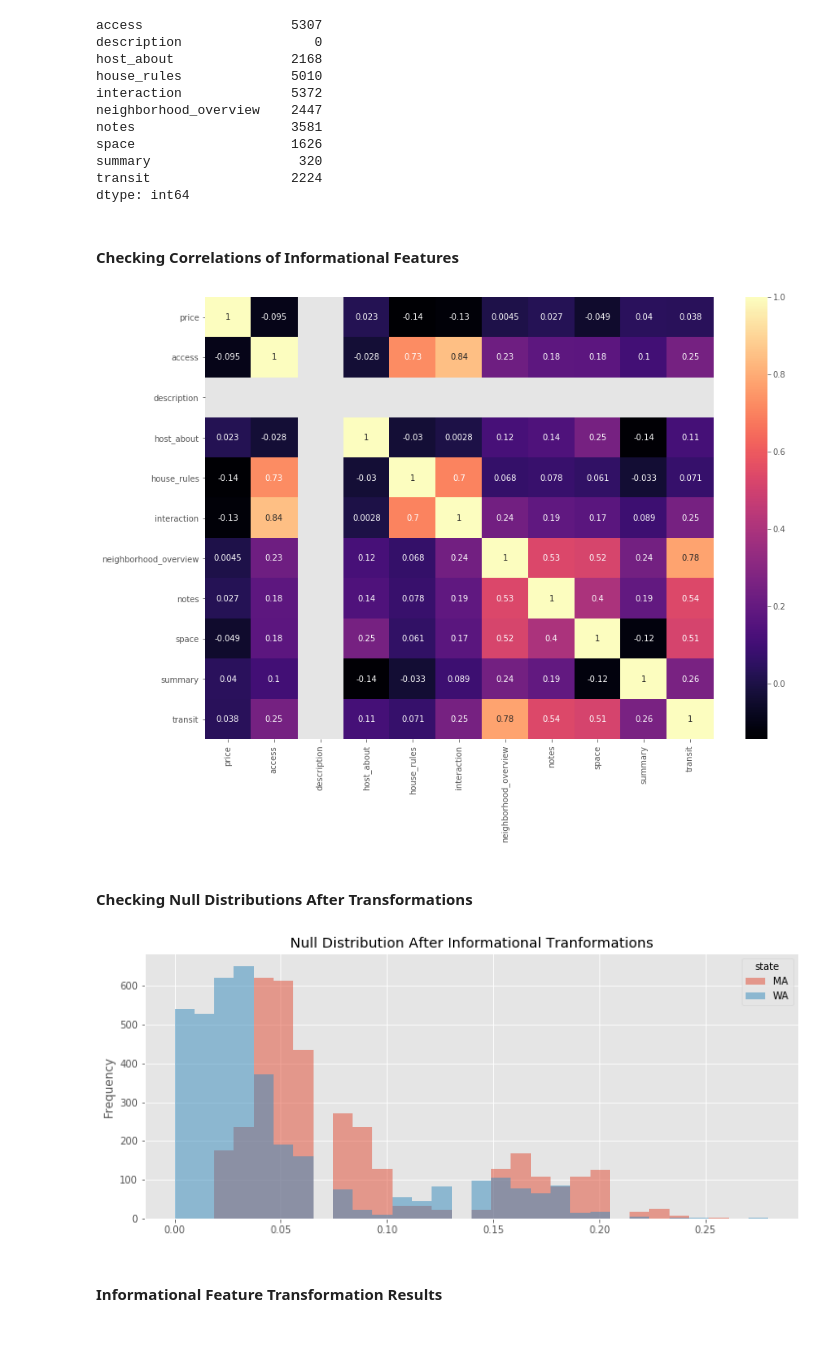
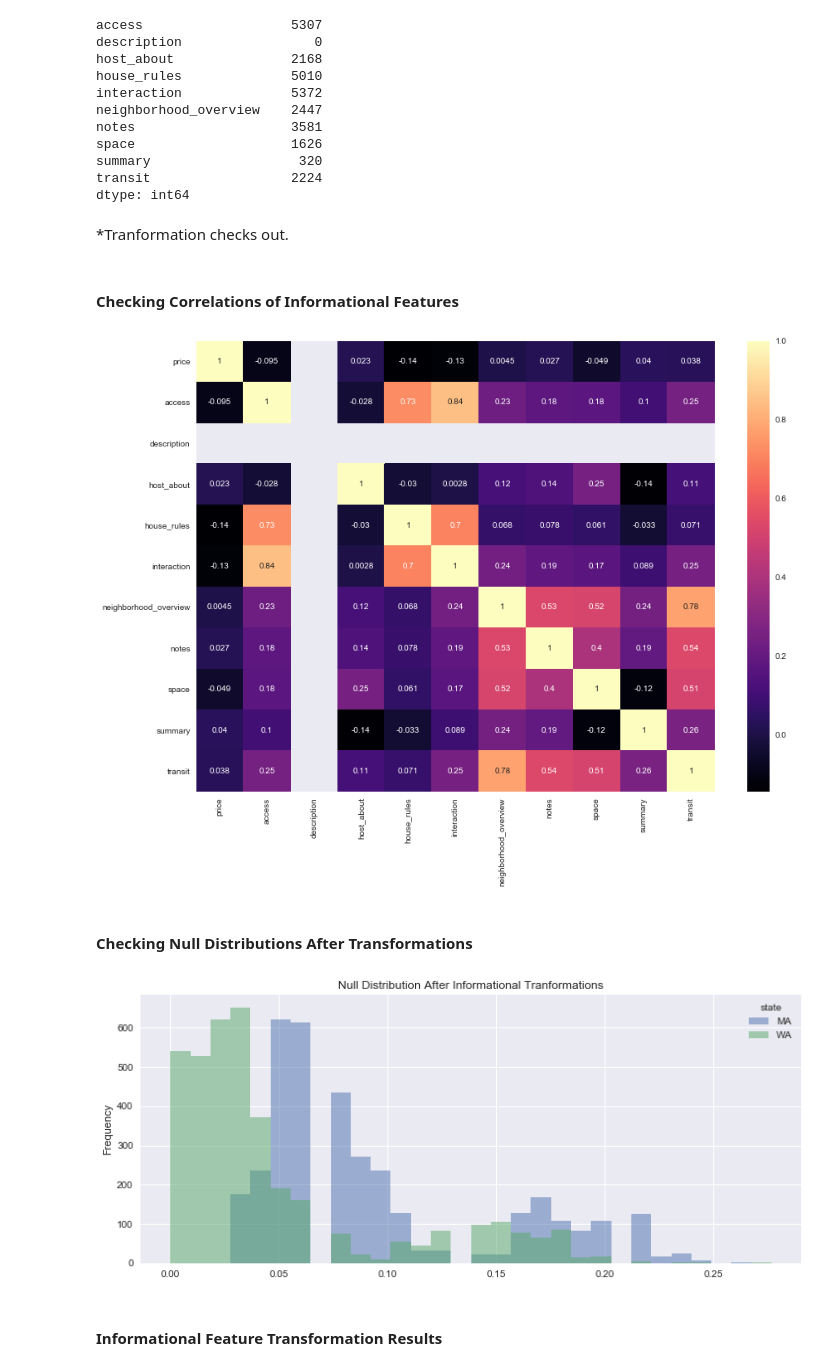
Before and after one commit to samlexrod/airbnb_ml, a Jupyter notebook: Airbnb_Analysis.ipynb, the cells around one changed output. Saved outputs shown, nothing was run; the diff lists cells and outputs as text; code cells hidden in the pictures; blank space fills up the shorter version.

```diff
--- a/Airbnb_Analysis.ipynb
+++ b/Airbnb_Analysis.ipynb
@@ -826,3 +758 @@ The join for the final dataset is as follows:
-# %%
-listings.drop('has_availability', axis=1, inplace=True)
 # %% [markdown]
@@ -830,3 +760,3 @@ listings.drop('has_availability', axis=1, inplace=True)
 # %%
 # column additions for scatter and monthly comparisons
-calendar_clean.loc[:, 'date_num'] = calendar_clean.date.rank(method='dense')
+calendar_clean = calendar_clean.assign(date_num=lambda x: x.date.rank(method='dense'))
@@ -844,7 +763,9 @@ See the caveats in the documentation: http://pandas.pydata.org/pandas-docs/stabl
 # %%
 # Get the month name
-month_name_func = lambda x: '0'+str(x.month)[-2:] + '-' + x.month_name()
-calendar_clean.loc[:, 'month_name'] = calendar_clean.date.apply(month_name_func)
+lmfunc_concat_name = lambda x: f"{x.month:02d}" + '-' + x.month_name()
+lmfunc_month_name = lambda x: x.date.apply(lmfunc_concat_name)
+
+calendar_clean =  calendar_clean.assign(month_name=lmfunc_month_name)
 # %% [markdown]
 ## Calendar Removals or Imputations
 # %% [markdown]
@@ -1150,21 +1063,22 @@ space                    1626
 summary                   320
 transit                  2224
 dtype: int64
+# %% [markdown]
+*Tranformation checks out.
 # %% [markdown]
 #### Checking Correlations of Informational Features
 # %%
-analysis.listings = listings_transform
-analysis._merge()
-analysis.correlation_status(inform_columns)
+analysis = AnalysisStatus(calendar_complete, listings_transform)
+analysis.correlation_heatmap(inform_columns)
 # %% [output]
-[figure, old version]
+[figure, new version]
 # %% [markdown]
 #### Checking Null Distributions After Transformations
 # %%
-analysis.listing_row_null_dist(
+analysis.null_row_listingdist(
     bins=30, title='Null Distribution After Informational Tranformations')
 # %% [output]
-[figure, old version]
+[figure, new version]
 # %% [markdown]
 #### Informational Feature Transformation Results
 # %% [markdown]
```
Also changed, not shown: parts of 311 cells of this notebook, 4 other files.
